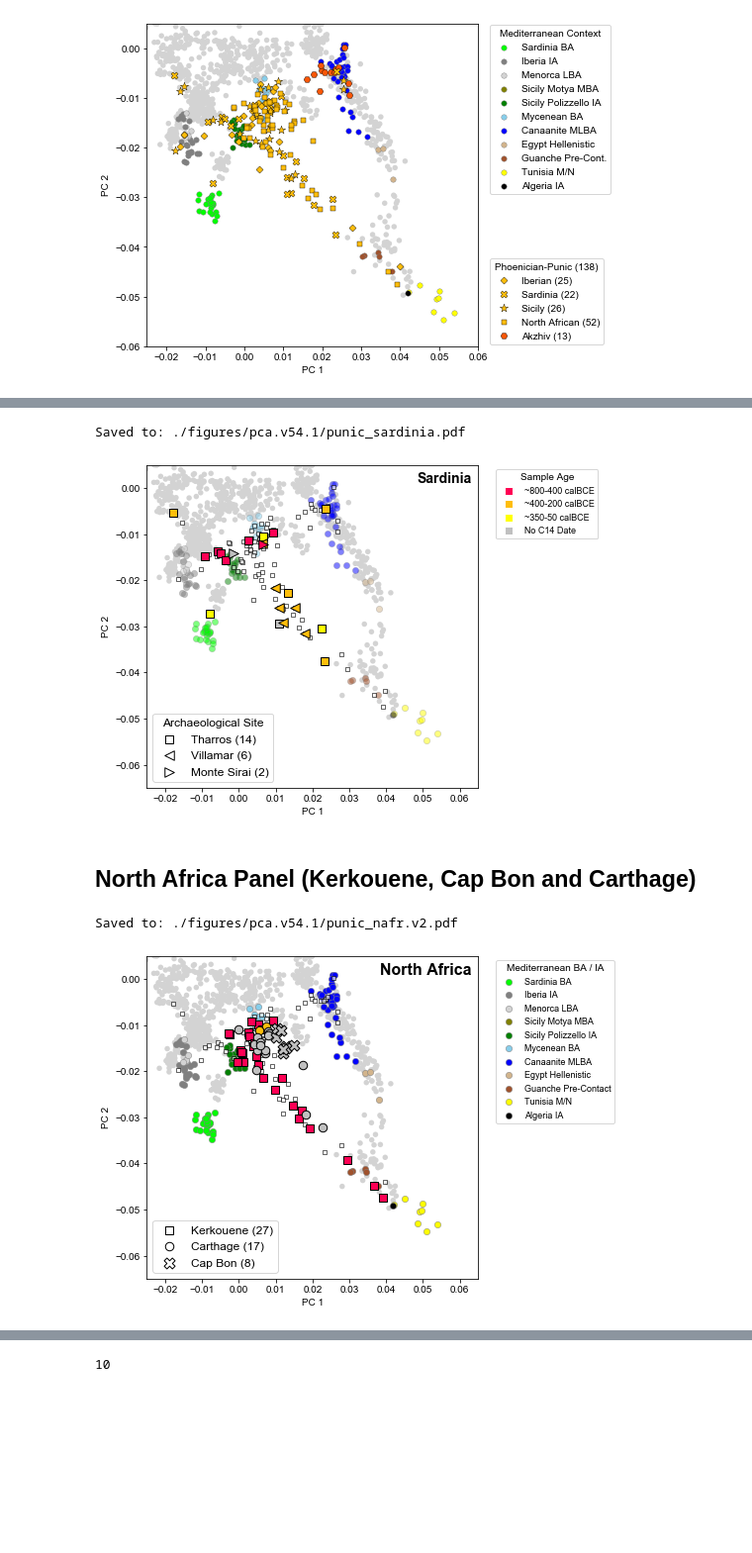
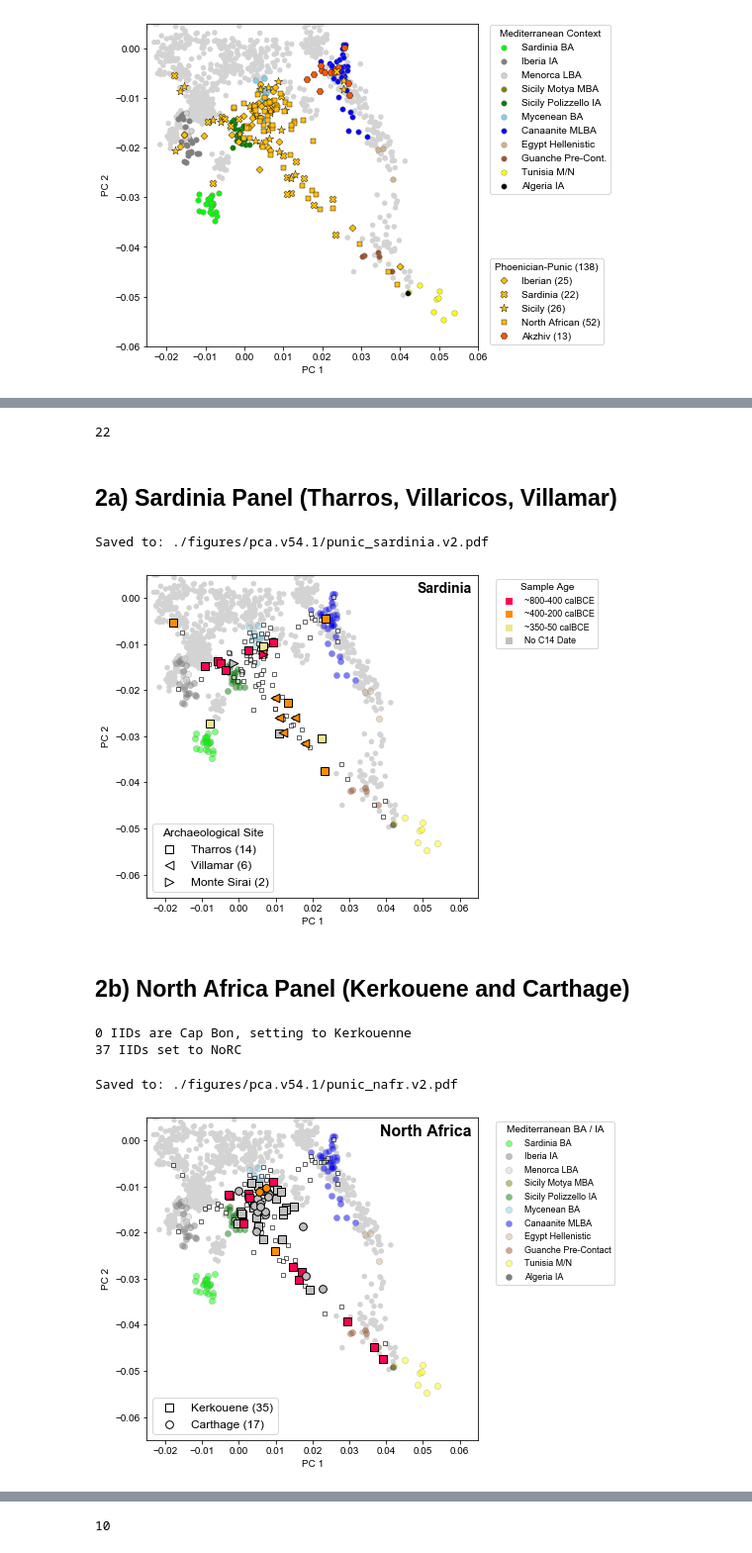
Before and after one commit to hringbauer/punic_aDNA, a Jupyter notebook: notebooks/figs/plot_pca_paper.persite.v54.1.ipynb, the cells around one changed output, grey strips where cells are left out. Shown at 99% size. Drawn from its saved outputs; the diff is of its cells as text; code cells hidden in the pictures; blank space fills up the shorter version.

```diff
--- a/notebooks/figs/plot_pca_paper.persite.v54.1.ipynb
+++ b/notebooks/figs/plot_pca_paper.persite.v54.1.ipynb
@@ -500,18 +550,24 @@ Punic_Late     31
 Name: label, dtype: int64
 # %%
 dft = df_pun[df_pun["cluster_geo"]=="Sardinia"]
+len(dft)
+# %% [output]
+22
 # %%
 def plot_pca_punic_series(ax, df_p, location,  marker="s", s=60,
-                          c_e = "#ff0054", c_l = "#ffbe0b", c_l2="yellow",
+                          c_e = "#ff0054", c_l = "#ffbe0b", c_l2="khaki",
                           c_norc="silver", ec="k", alpha=1.0):
     """Splits up dataframe and plots series of PCAs on Axis.
     Color Codes According to Punc Period"""
     df_t2 = df_p[df_p["location"]==location]
 
+    dft = df_t2[df_t2["label"]=="Punic_NoRC"]
+    b4 = plot_pca(ax, dft, c=c_norc,
+             legend="", ec=ec, alpha=alpha, s=s, marker=marker)
+
     dft = df_t2[df_t2["label"]=="Punic_Early"]
     b1 = plot_pca(ax, dft, c=c_e,
              legend="", ec=ec, alpha=alpha, s=s, marker=marker)
-
 
     dft = df_t2[df_t2["label"]=="Punic_Late"]
     b2 = plot_pca(ax, dft, c=c_l,
@@ -521,13 +577,11 @@ def plot_pca_punic_series(ax, df_p, location,  marker="s", s=60,
     b3 = plot_pca(ax, dft, c=c_l2,
              legend="", ec=ec, alpha=alpha, s=s, marker=marker)
 
-    dft = df_t2[df_t2["label"]=="Punic_NoRC"]
-    b4 = plot_pca(ax, dft, c=c_norc,
-             legend="", ec=ec, alpha=alpha, s=s, marker=marker)
-
     return b1, b2, b3, b4
+# %% [markdown]
+## 2a) Sardinia Panel (Tharros, Villaricos, Villamar)
 # %%
-savepath="./figures/pca.v54.1/punic_sardinia.pdf"
+savepath="./figures/pca.v54.1/punic_sardinia.v2.pdf"
 
 plt.figure(figsize=(6,6))
 ax = plt.gca()
@@ -570,9 +624,10 @@ a1 = plot_pca(ax, df_pun_prop, c="white",
 #a2 = plot_pca(ax, df_isp, c="dimgray",
 #         legend="", ec=ec, alpha=0.85, s=s, marker="s")
 
-s=60
+s=50
 c_e = "#ff0054"
-c_l = "#ffbe0b"
+#c_l = "#ffbe0b"
+c_l = "darkorange"
 
 b1, b2, b3, b4 = plot_pca_punic_series(ax, df_p, location="Tharros",  marker="s", s=s,
                     c_e = c_e, c_l = c_l, ec="k", alpha=1.0)
@@ -618,10 +673,23 @@ if len(savepath) > 0:
 
 plt.show()
 # %% [output]
-Saved to: ./figures/pca.v54.1/punic_sardinia.pdf
+Saved to: ./figures/pca.v54.1/punic_sardinia.v2.pdf
-[figure, old version]
+[figure, new version]
 # %% [markdown]
-## North Africa Panel (Kerkouene, Cap Bon and Carthage)
+## 2b) North Africa Panel (Kerkouene and Carthage)
+# %%
+idx = df_p["location"]=="Cap Bon"
+print(f"{np.sum(idx)} IIDs are Cap Bon, setting to Kerkouenne")
+df_p.loc[idx, "location"] = "Kerkouene"
+
+df_pna = df_p[df_p["location"].str.contains( "Kerkouene|Carthage")].copy()
+df_pna["location"].value_counts()
+idx = df_pna["direct date"] == "n"
+print(f"{np.sum(idx)} IIDs set to NoRC")
+df_pna.loc[idx,"label"]= "Punic_NoRC"
+# %% [output]
+0 IIDs are Cap Bon, setting to Kerkouenne
+37 IIDs set to NoRC
 # %%
 savepath="./figures/pca.v54.1/punic_nafr.v2.pdf"
 
@@ -660,47 +728,48 @@ ec="k"
 a1 = plot_pca(ax, df_pun_prop, c="white",
          legend="", ec=ec, alpha=0.6, s=s, marker="s")
 
-s=60
+s=50
 c_e = "#ff0054"
-c_l = "#ffbe0b"
+#c_l = "#ffbe0b"
+c_l = "darkorange"
 
-b1, b2, b3, b4 = plot_pca_punic_series(ax, df_p, location="Kerkouene",  marker="s", s=s,
+b1, b2, b3, b4 = plot_pca_punic_series(ax, df_pna, location="Kerkouene",  marker="s", s=s,
                     c_e = c_e, c_l = c_l, ec="k", alpha=1.0)
 
-c1, _, _, _= plot_pca_punic_series(ax, df_p, location="Carthage",  marker="o", s=s*1.2,
+c1, _, _, _= plot_pca_punic_series(ax, df_pna, location="Carthage",  marker="o", s=s*1.2,
                     c_e = c_e, c_l = c_l, ec="k", alpha=1.0)
 
-d1, _, _, _= plot_pca_punic_series(ax, df_p, location="Cap Bon",  marker="X", s=s*2,
-                    c_e = c_e, c_l = c_l, ec="k", alpha=1.0)
+#d1, _, _, _= plot_pca_punic_series(ax, df_p, location="Cap Bon",  marker="X", s=s*2,
+#                    c_e = c_e, c_l = c_l, ec="k", alpha=1.0)
 
 ### Do the Legend
-plots = [b1, c1, d1]
-legs = ["Kerkouene (27)", "Carthage (17)", "Cap Bon (8)"]
+plots = [b1, c1]
+legs = ["Kerkouene (35)", "Carthage (17)"]
 l1 = ax.legend(plots, legs, fontsize=12, loc="lower left",
          title="")
 
 l1.get_title().set_fontsize('12')
 [lgd.set_color('white') for lgd in l1.legendHandles]
 [lgd.set_edgecolor('k') for lgd in l1.legendHandles]
 ax.add_artist(leg1)
 
 #ax.add_artist(leg1)
 ax.set_xlabel("PC 1")
 ax.set_ylabel("PC 2")
 ax.set_xlim([-0.025,0.065])
 ax.set_ylim([-0.065,0.005])
 
 ### Title:
 ax.text(0.98, 0.98, "North Africa", weight='bold',
         ha="right", va="top", fontsize=16, transform = ax.transAxes, zorder=20)
 
 if len(savepath) > 0:
     plt.savefig(savepath, bbox_inches = 'tight',
                 pad_inches = 0, dpi=600)
     print(f"Saved to: {savepath}")
 
 plt.show()
 # %% [output]
 Saved to: ./figures/pca.v54.1/punic_nafr.v2.pdf
-[figure, old version]
+[figure, new version]
 # %% [markdown]
```
Also changed, not shown: parts of 42 cells of this notebook, 9 other files.
